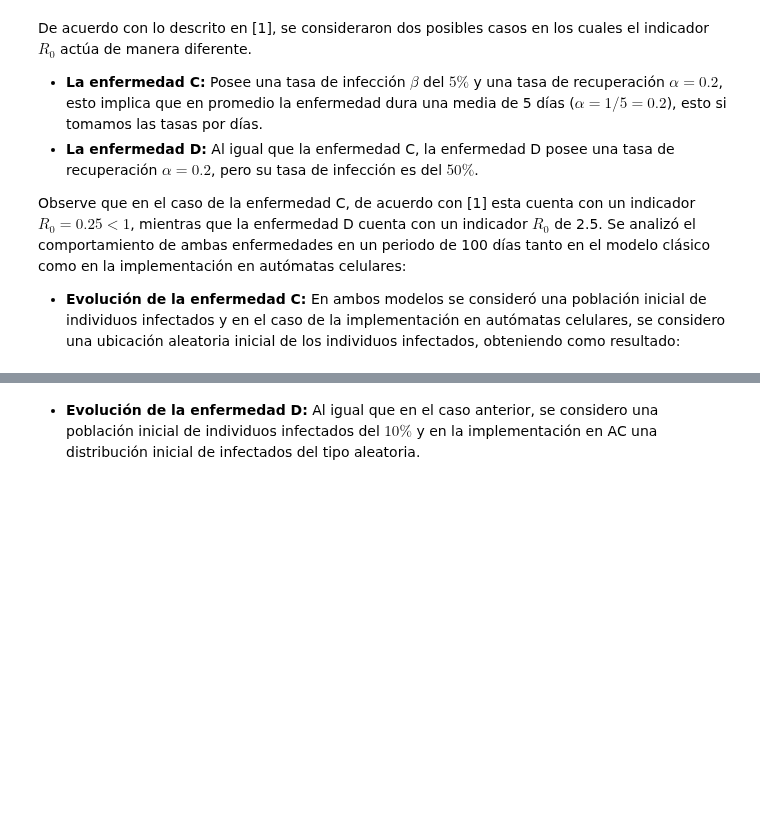
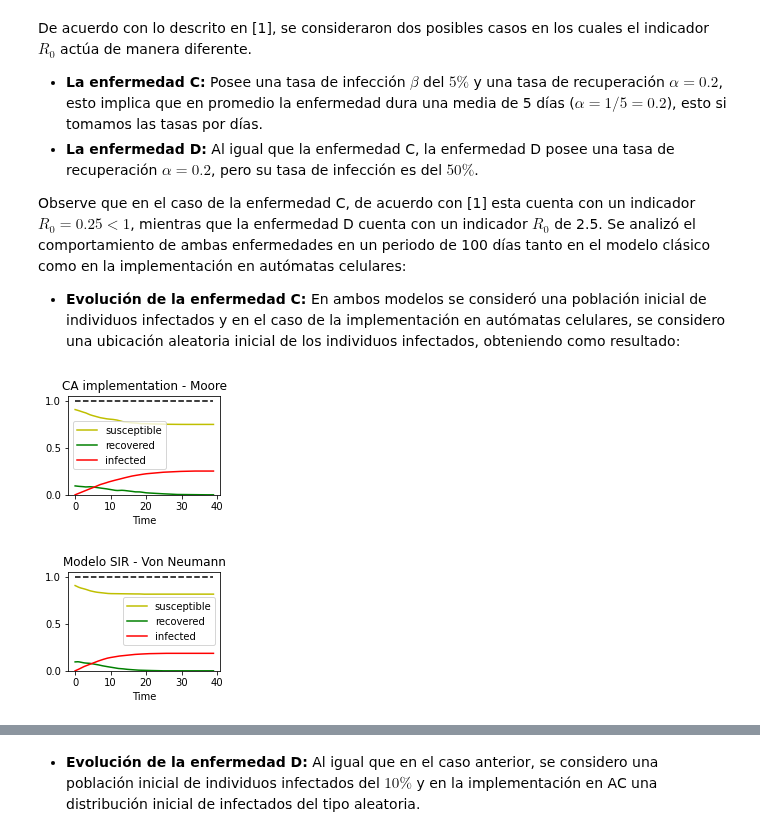
Before and after one commit to Grupo-de-simulacion-con-automatas/CAsimulations-Modelacion-de-dinamicas-topologicas-en-la-propagacion-de-una-enfermedad-usando-CA, a Jupyter notebook: Codigo/Cuaderno actualizado del proyecto CAsimulations.ipynb, the cells around one changed output, grey strips where cells are left out. Saved outputs shown, nothing was run; the diff lists cells and outputs as text; code cells hidden in the pictures; blank space fills up the shorter version.

Commit message:
Validación hasta modelo SIR y mapeo de funciones

```diff
--- a/Codigo/Cuaderno actualizado del proyecto CAsimulations.ipynb
+++ b/Codigo/Cuaderno actualizado del proyecto CAsimulations.ipynb
@@ -1163,28 +1166,31 @@ Observe que en el caso de la enfermedad C, de acuerdo con [1] esta cuenta con un
 
 *   **Evolución de la enfermedad C:** En ambos modelos se consideró una población inicial de individuos infectados y en el caso de la implementación en autómatas celulares, se considero una ubicación aleatoria inicial de los individuos infectados, obteniendo como resultado:
 # %%
-# a=0.2; b=0.05  #alpha y beta
+a=0.2; b=0.05  #alpha y beta
 
 # plt.subplot(2,2,1)
 # plt.title("EDO's model")
 # grafsir(ND,TS,INPUT)
 
 # system = np.zeros((30,30))
-# system = initial_condition(0.1, system)
+# system = initialCondition(0.1, system)
 
 # sm = SIR_Model(a, b, 40, system,1,1,Moore)
 # var_m = [sm[0],sm[1],sm[2]]; col = ["y","g","r"]
 # eti = ["susceptible", "recovered","infected"]
 
 # plt.subplot(2,2,2)
 # graficas(var_m, eti, col, "CA implementation - Moore")
 
-# svn = SIR_model(a, b, 40, system,1,1,Von_Neumann)
+# svn = SIR_Model(a, b, 40, system,1,1,Von_Neumann)
 # var_vn = [svn[0],svn[1],svn[2]]
 # plt.subplot(2,2,3)
 # graficas(var_vn, eti, col, "Modelo SIR - Von Neumann")
 
-# plt.imshow()
+# plt.show()
+# %% [output]
+[figure, added]
+[figure, added]
 # %% [markdown]
 ![texto del enlace](https://docs.google.com/drawings/d/e/2PACX-1vSyPNhakKc0-9tIEtdIgnFXszS9Nx_JZAI_yUypiJHVeJ505DrQemgrfpnsxjB_aTd7QQ3XtxsW-xhL/pub?w=703&h=511)
 # %% [markdown]
```
Also changed, not shown: parts of 30 cells of this notebook, 2 other files.
